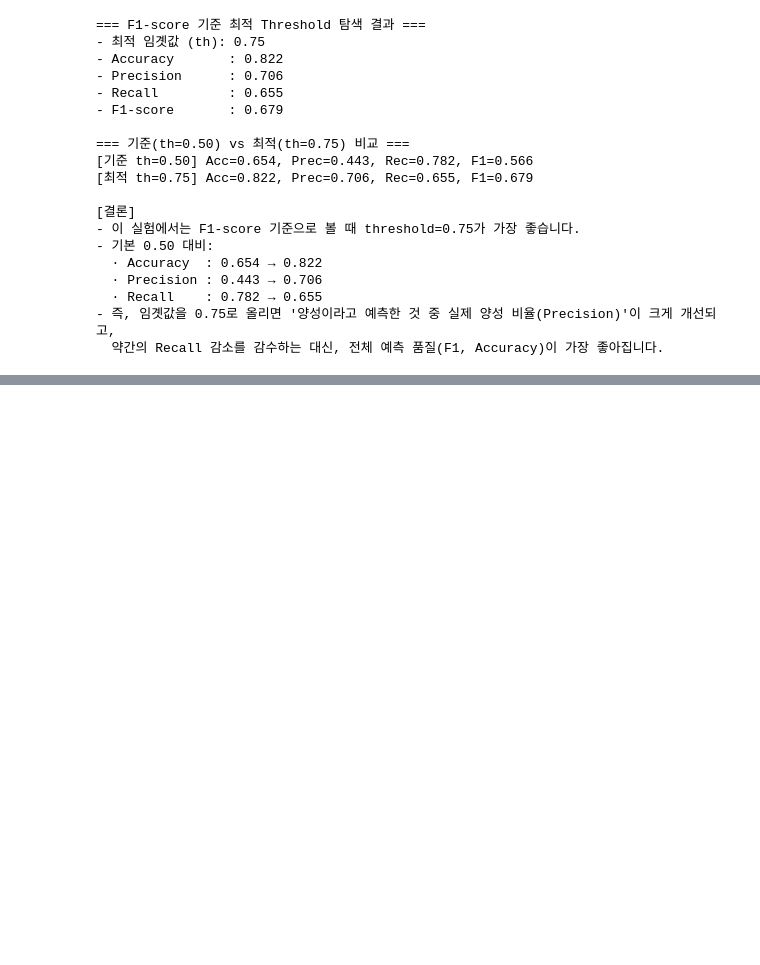
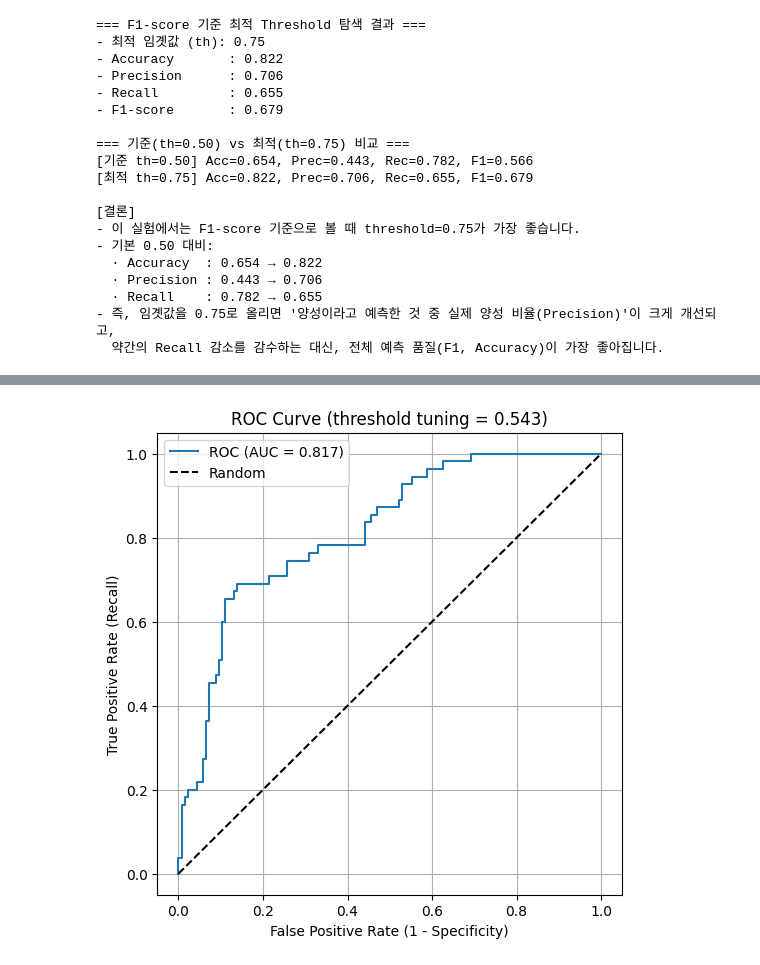
Before and after one commit to hj245668/ds6_mainquest, a Jupyter notebook: mq_1124_hyunjin0.ipynb, the cells around one changed output, grey strips where cells are left out. Saved outputs shown, nothing was run; the diff lists cells and outputs as text; code cells hidden in the pictures; blank space fills up the shorter version.

```diff
--- a/mq_1124_hyunjin0.ipynb
+++ b/mq_1124_hyunjin0.ipynb
@@ -1378,0 +1505,33 @@ print("  약간의 Recall 감소를 감수하는 대신, 전체 예측 품질(F1
+# %%
+from sklearn.metrics import (
+    confusion_matrix, accuracy_score, precision_score,
+    recall_score, f1_score, roc_auc_score, roc_curve
+)
+
+# 1) 양성 클래스 확률 점수 얻기
+y_score = gs_rfc_best.predict_proba(test_x)[:, 1]   # (n_samples,)
+
+# 2) 선택한 threshold 적용
+th = 0.543
+pred_y_th = (y_score >= th).astype(int)
+
+# 3) 분류 성능 지표 계산
+confusion = confusion_matrix(test_y, pred_y_th)
+acc      = accuracy_score(test_y, pred_y_th)
+prec     = precision_score(test_y, pred_y_th, zero_division=0)
+rec      = recall_score(test_y, pred_y_th, zero_division=0)
+f1       = f1_score(test_y, pred_y_th, zero_division=0)
+
+# 4) ROC-AUC 계산 (threshold 안 걸린 "확률" 사용)
+fpr, tpr, roc_th = roc_curve(test_y, y_score)
+auc = roc_auc_score(test_y, y_score)
+
+print('================= confusion matrix ====================')
+print(confusion)
+print('=======================================================')
+print(f"threshold: {th:.3f}")
+print(f"Accuracy : {acc:.3f}")
+print(f"Precision: {prec:.3f}")
+print(f"Recall   : {rec:.3f}")
+print(f"F1-score : {f1:.3f}")
+print(f"ROC-AUC  : {auc:.3f}")
@@ -1378,0 +1549,14 @@ print("  약간의 Recall 감소를 감수하는 대신, 전체 예측 품질(F1
+# %%
+import matplotlib.pyplot as plt
+
+plt.figure(figsize=(6,6))
+plt.plot(fpr, tpr, label=f"ROC (AUC = {auc:.3f})")
+plt.plot([0, 1], [0, 1], 'k--', label="Random")
+plt.xlabel("False Positive Rate (1 - Specificity)")
+plt.ylabel("True Positive Rate (Recall)")
+plt.title("ROC Curve (threshold tuning = 0.543)")
+plt.legend()
+plt.grid(True)
+plt.show()
+# %% [output]
+[figure, added]
```
Also changed, not shown: parts of 11 cells of this notebook.
